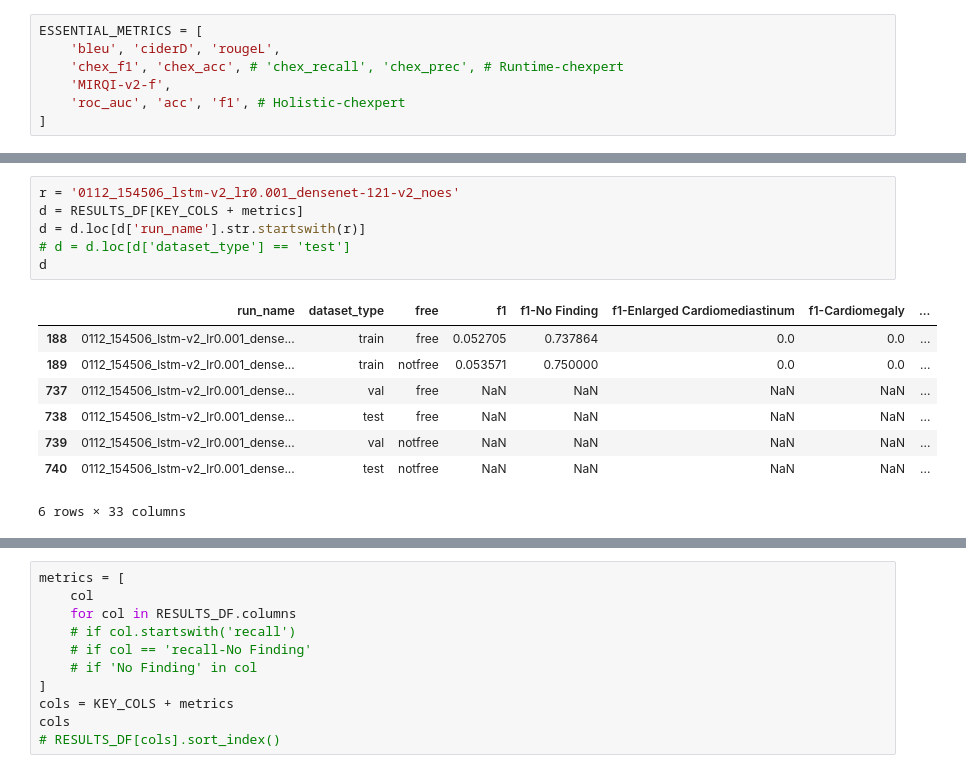
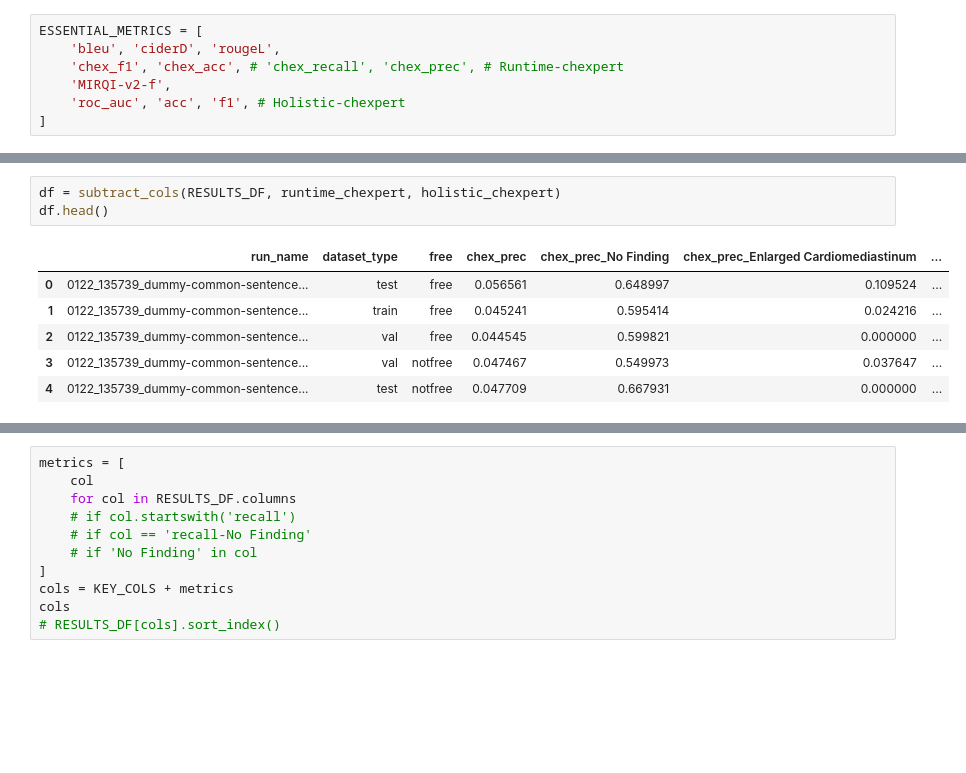
Before and after one commit to pdpino/medical-ai, a Jupyter notebook: medai/notebooks/results.ipynb, the cells around one changed output, grey strips where cells are left out. Drawn from its saved outputs; the diff is of its cells as text; blank space fills up the shorter version.

```diff
--- a/medai/notebooks/results.ipynb
+++ b/medai/notebooks/results.ipynb
@@ -248,15 +274,10 @@ filter_results(contains='^01\d{2}_\d{6}_(h-|lstm)',
-# %%
-r = '0112_154506_lstm-v2_lr0.001_densenet-121-v2_noes'
-d = RESULTS_DF[KEY_COLS + metrics]
-d = d.loc[d['run_name'].str.startswith(r)]
-# d = d.loc[d['dataset_type'] == 'test']
-d
-# %% [output]
-|  | run_name | dataset_type | free | f1 | f1-No Finding | f1-Enlarged Cardiomediastinum | f1-Cardiomegaly | ... |
-| 188 | 0112_154506_lstm-v2_lr0.001_dense... | train | free | 0.052705 | 0.737864 | 0.0 | 0.0 | ... |
-| 189 | 0112_154506_lstm-v2_lr0.001_dense... | train | notfree | 0.053571 | 0.750000 | 0.0 | 0.0 | ... |
-| 737 | 0112_154506_lstm-v2_lr0.001_dense... | val | free | NaN | NaN | NaN | NaN | ... |
-| 738 | 0112_154506_lstm-v2_lr0.001_dense... | test | free | NaN | NaN | NaN | NaN | ... |
-| 739 | 0112_154506_lstm-v2_lr0.001_dense... | val | notfree | NaN | NaN | NaN | NaN | ... |
-| 740 | 0112_154506_lstm-v2_lr0.001_dense... | test | notfree | NaN | NaN | NaN | NaN | ... |
-6 rows × 33 columns
+# %%
+df = subtract_cols(RESULTS_DF, runtime_chexpert, holistic_chexpert)
+df.head()
+# %% [output]
+|  | run_name | dataset_type | free | chex_prec | chex_prec_No Finding | chex_prec_Enlarged Cardiomediastinum | ... |
+| 0 | 0122_135739_dummy-common-sentence... | test | free | 0.056561 | 0.648997 | 0.109524 | ... |
+| 1 | 0122_135739_dummy-common-sentence... | train | free | 0.045241 | 0.595414 | 0.024216 | ... |
+| 2 | 0122_135739_dummy-common-sentence... | val | free | 0.044545 | 0.599821 | 0.000000 | ... |
+| 3 | 0122_135739_dummy-common-sentence... | val | notfree | 0.047467 | 0.549973 | 0.037647 | ... |
+| 4 | 0122_135739_dummy-common-sentence... | test | notfree | 0.047709 | 0.667931 | 0.000000 | ... |
```
Also changed, not shown: parts of 9 cells of this notebook, 3 other files.
